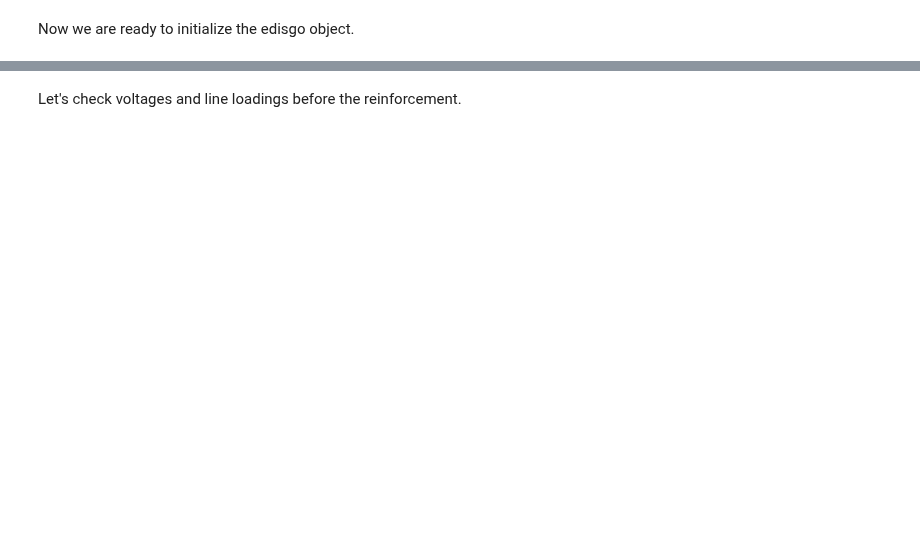
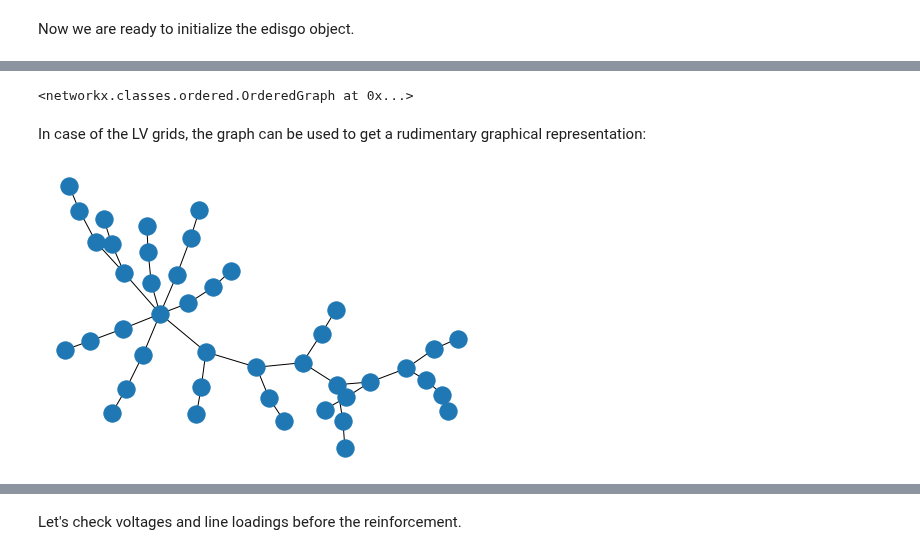
Before and after one commit to openego/eDisGo, a Jupyter notebook: examples/edisgo_simple_example.ipynb, the cells around one changed output, grey strips where cells are left out. Saved outputs shown, nothing was run; the diff lists cells and outputs as text; code cells hidden in the pictures; blank space fills up the shorter version.

```diff
--- a/examples/edisgo_simple_example.ipynb
+++ b/examples/edisgo_simple_example.ipynb
@@ -199,0 +329,14 @@ As mentioned earlier, ding0 grids represent status quo networks with status quo
+# %%
+edisgo.to_graph()
+# %% [output]
+<networkx.classes.ordered.OrderedGraph at 0x...>
+# %% [markdown]
+In case of the LV grids, the graph can be used to get a rudimentary graphical representation:
+# %%
+# draw graph of one of the LV grids
+import networkx as nx
+
+lv_grid = list(edisgo.topology.mv_grid.lv_grids)[5]
+nx.draw(lv_grid.graph)
+# %% [output]
+[figure, added]
```
Also changed, not shown: parts of 85 cells of this notebook.
